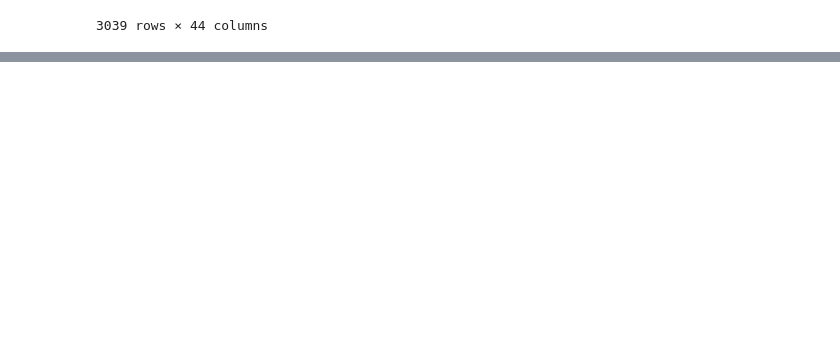
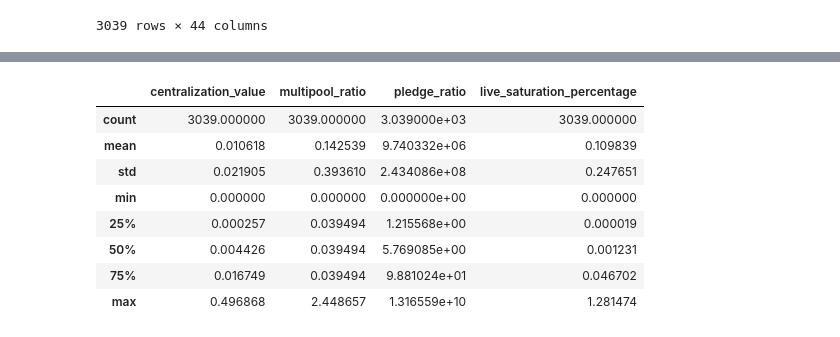
Before and after one commit to armada-alliance/cardano-heartbeat, a Jupyter notebook: data/python-blockfrost-sdk/cardano_data_analysis_pt1.ipynb, the cells around one changed output, grey strips where cells are left out. Cells and saved outputs as stored; diff of their text form; code cells hidden in the pictures; blank space fills up the shorter version.

```diff
--- a/data/python-blockfrost-sdk/cardano_data_analysis_pt1.ipynb
+++ b/data/python-blockfrost-sdk/cardano_data_analysis_pt1.ipynb
@@ -257,7 +254,7 @@ df_ada_staked_per_pool
 3039 rows × 45 columns
 # %%
 
-df_ada_staked_per_pool['live_saturation_%_value'] = df_ada_staked_per_pool.live_saturation * 100
+df_ada_staked_per_pool['live_saturation_percentage'] = df_ada_staked_per_pool.live_saturation
 df_ada_staked_per_pool
 # %% [output]
 |  | pool_id | hex | vrf_key | blocks_minted | live_stake | live_size | live_saturation | live_delegators | ... |
@@ -276,4 +273,2 @@ df_ada_staked_per_pool
-# %%
-df_ada_staked_per_pool.drop('live_saturation_value', axis=1, inplace=True)
 # %%
 df_ada_staked_per_pool.drop(['error','success','detail'] , axis=1, inplace=True)
@@ -332,0 +340,4 @@ df_copy
+# %%
+# need to map our dfy pool_id to the df_copy based on homepage
+df_copy['number_of_pools'] = df_copy['homepage'].map(dfy['pool_id'])
+df_copy.number_of_pools.fillna(dfy.pool_id.mean(), inplace=True)
@@ -332,0 +360,15 @@ df_copy
+# %%
+df_copy['centralization_value'] = (df_copy.live_saturation_percentage + df_copy.multipool_ratio) / (df_copy.pledge_ratio + df_copy.number_of_pools)
+# %%
+c = df_copy[['centralization_value', 'multipool_ratio', 'pledge_ratio', 'live_saturation_percentage']]
+c.describe()
+# %% [output]
+|  | centralization_value | multipool_ratio | pledge_ratio | live_saturation_percentage |
+| count | 3039.000000 | 3039.000000 | 3.039000e+03 | 3039.000000 |
+| mean | 0.010618 | 0.142539 | 9.740332e+06 | 0.109839 |
+| std | 0.021905 | 0.393610 | 2.434086e+08 | 0.247651 |
+| min | 0.000000 | 0.000000 | 0.000000e+00 | 0.000000 |
+| 25% | 0.000257 | 0.039494 | 1.215568e+00 | 0.000019 |
+| 50% | 0.004426 | 0.039494 | 5.769085e+00 | 0.001231 |
+| 75% | 0.016749 | 0.039494 | 9.881024e+01 | 0.046702 |
+| max | 0.496868 | 2.448657 | 1.316559e+10 | 1.281474 |
```
Also changed, not shown: parts of 9 cells of this notebook, 1 other file.
